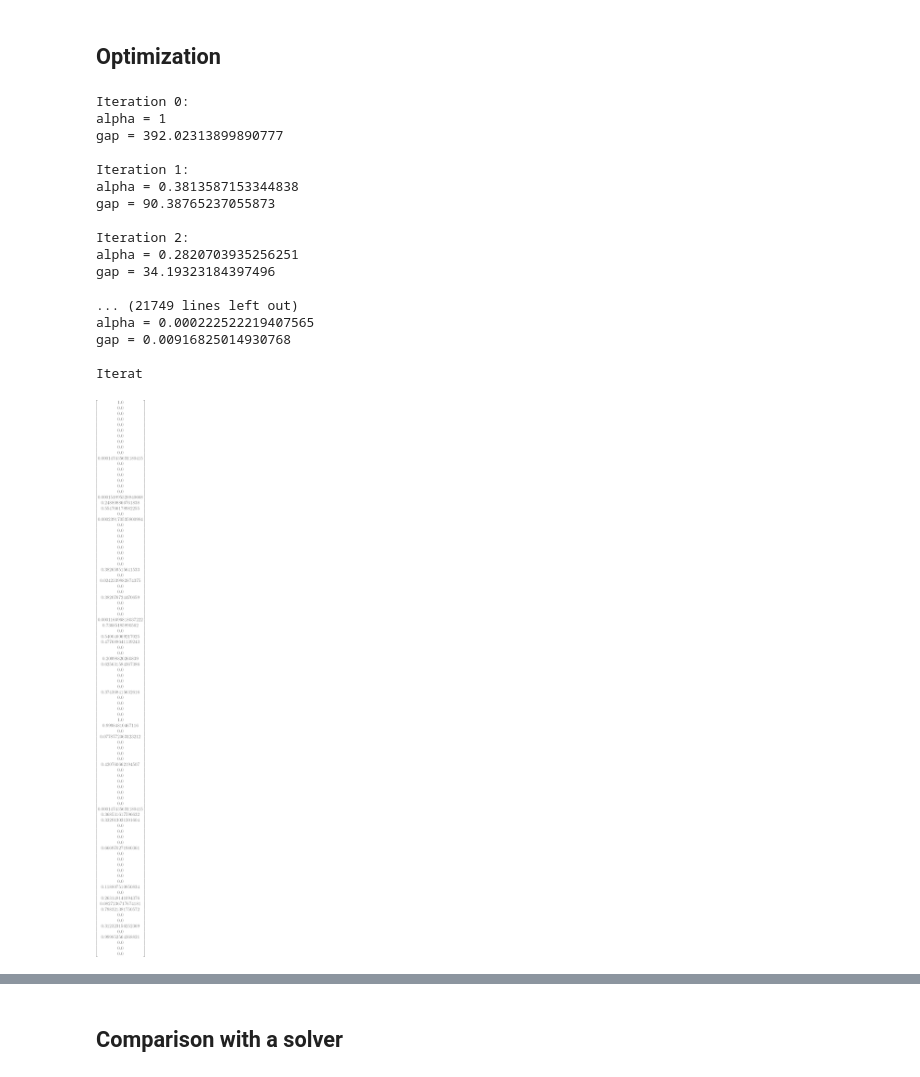
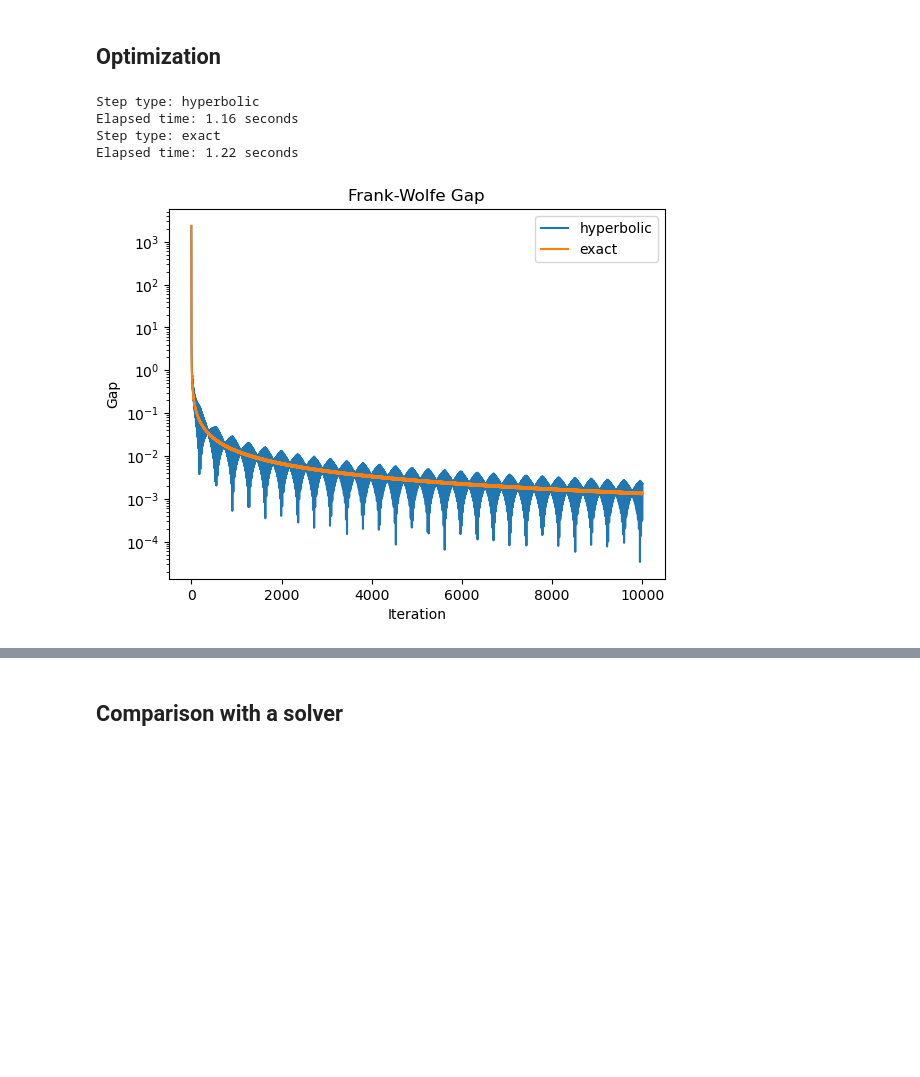
Before and after one commit to SalvatoreMastrangelo/frank-wolfe-constrained-optimization, a Jupyter notebook: frank_wolfe.ipynb, the cells around one changed output, grey strips where cells are left out. Cells and saved outputs as stored; diff of their text form; code cells hidden in the pictures; blank space fills up the shorter version.

Commit message:
frank wolfe with 2 graph

```diff
--- a/frank_wolfe.ipynb
+++ b/frank_wolfe.ipynb
@@ -165,31 +170,34 @@ x0:
 # %% [markdown]
 ## Optimization
 # %%
-t0 = time.time()
-x_star = frank_wolfe(Q, q, x0, partitions, max_iter=10000, eps=1e-8, interactive=False, verbose=True, step_size='exact')
-t1 = time.time()
-print(f"Elapsed time: {t1 - t0:.2f} seconds")
+gaps = []
 
-print("x_star:")
-dispx_star = sp.Matrix(x_star)
-display(dispx_star)
+for step_type in ("hyperbolic", "exact"):
+    gaps = []
+    print(f"Step type: {step_type}")
+    t0 = time.time()
+    x_star = frank_wolfe(Q, q, x0, partitions, max_iter=10000, eps=1e-8, interactive=False, verbose=False, step_size=step_type)
+    t1 = time.time()
+    print(f"Elapsed time: {t1 - t0:.2f} seconds")
+
+    # print("x_star:")
+    # dispx_star = sp.Matrix(x_star)
+    # display(dispx_star)
+
+    # plot
+    plt.plot(gaps, label=step_type)
+    plt.xlabel("Iteration")
+    plt.ylabel("Gap")
+    plt.title("Frank-Wolfe Gap")
+    plt.yscale("log")
+    plt.legend()
+    plt.grid()
+
+plt.show()
 # %% [output]
-Iteration 0:
-alpha = 1
-gap = 392.02313899890777
-
-Iteration 1:
-alpha = 0.3813587153344838
-gap = 90.38765237055873
-
-Iteration 2:
-alpha = 0.2820703935256251
-gap = 34.19323184397496
-
-... (21749 lines left out)
-alpha = 0.000222522219407565
-gap = 0.00916825014930768
-
-Iterat
+Step type: hyperbolic
+Elapsed time: 1.16 seconds
+Step type: exact
+Elapsed time: 1.22 seconds
-[figure, old version]
+[figure, new version]
 # %%
```
Also changed, not shown: parts of 6 cells of this notebook.
